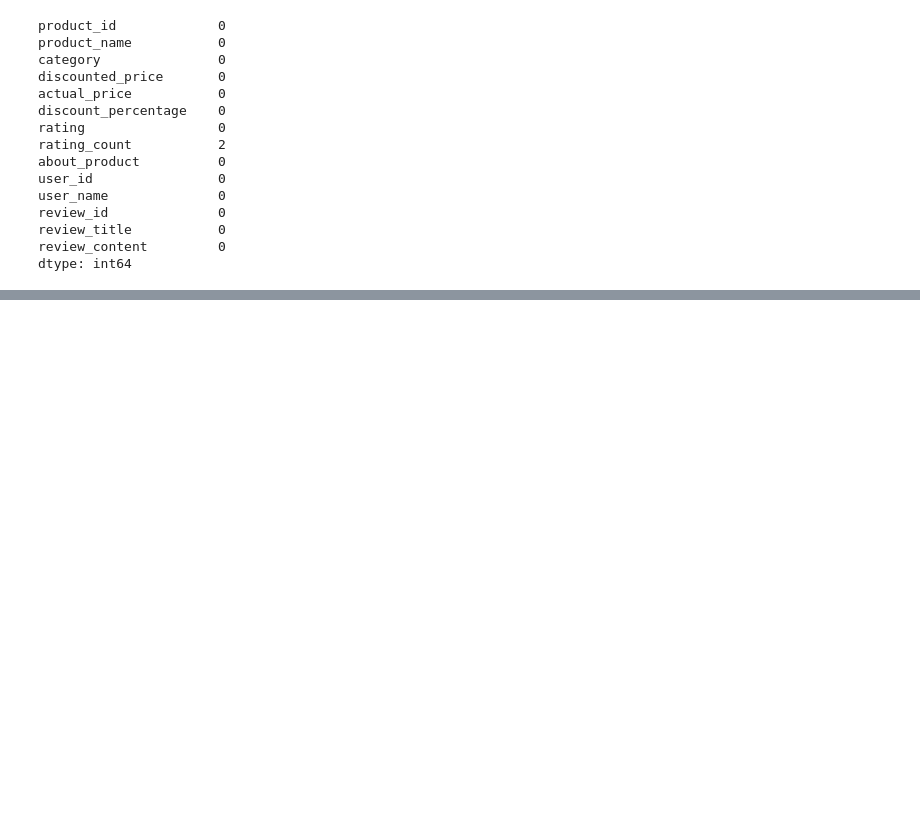
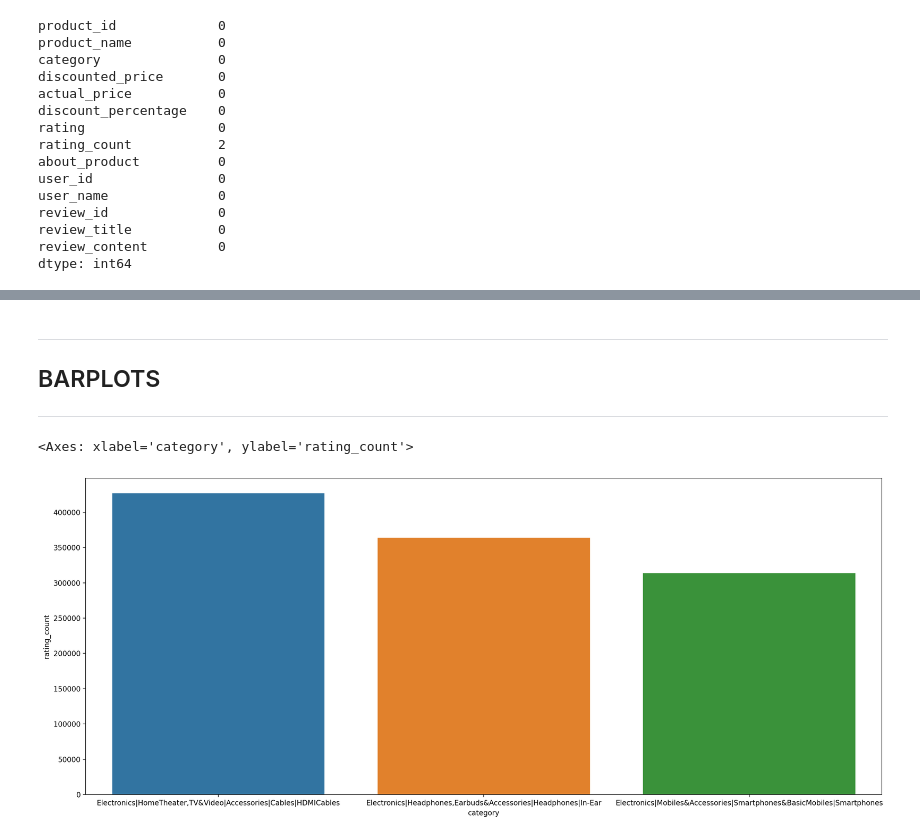
Before and after one commit to sazuyakun/amazon_sales_EDA, a Jupyter notebook: amazon_EDA.ipynb, the cells around one changed output, grey strips where cells are left out. Saved outputs shown, nothing was run; the diff lists cells and outputs as text; code cells hidden in the pictures; blank space fills up the shorter version.

```diff
--- a/amazon_EDA.ipynb
+++ b/amazon_EDA.ipynb
@@ -56,7 +56,15 @@ df['discounted_price'] = df['discounted_price'].str.replace(',','')
 df['actual_price'] = df['actual_price'].str.replace(',','')
 df['rating_count'] = df['rating_count'].str.replace(',','')
 df[(df['rating'] == '|')] = df.replace('|','')
+df[(df['rating'] == '')] = df.replace('','4.0')
 # df.replace('','4.0') --> check later
+# %%
+# Converting the strings to float types
+df['discounted_price']= df['discounted_price'].astype(float)
+df['actual_price']= df['actual_price'].astype(float)
+df['discount_percentage']= df['discount_percentage'].astype(int)
+df['rating_count'] = df['rating_count'].astype(float)
+df['rating']= df['rating'].astype(float)
 # %% [markdown]
 ### Datatype Information
 # %%
@@ -114,3 +122,8 @@ review_id              0
 review_title           0
 review_content         0
 dtype: int64
+# %%
+# Replacing null values with mean value
+rating_mean = np.floor(df['rating_count'].mean())
+df['rating_count'].fillna(value = rating_mean, inplace=True)
+rating_mean
@@ -116,0 +150,13 @@ dtype: int64
+# %% [markdown]
+---
+## BARPLOTS
+---
+# %%
+sorted_df = df.sort_values(by='rating_count', ascending=False)
+top_10 = sorted_df.iloc[:10, :]
+
+plt.figure(figsize=(20,8), dpi=200)
+sns.barplot(top_10, x='category', y='rating_count')
+# %% [output]
+<Axes: xlabel='category', ylabel='rating_count'>
+[figure, added]
```
Also changed, not shown: parts of 19 cells of this notebook.
